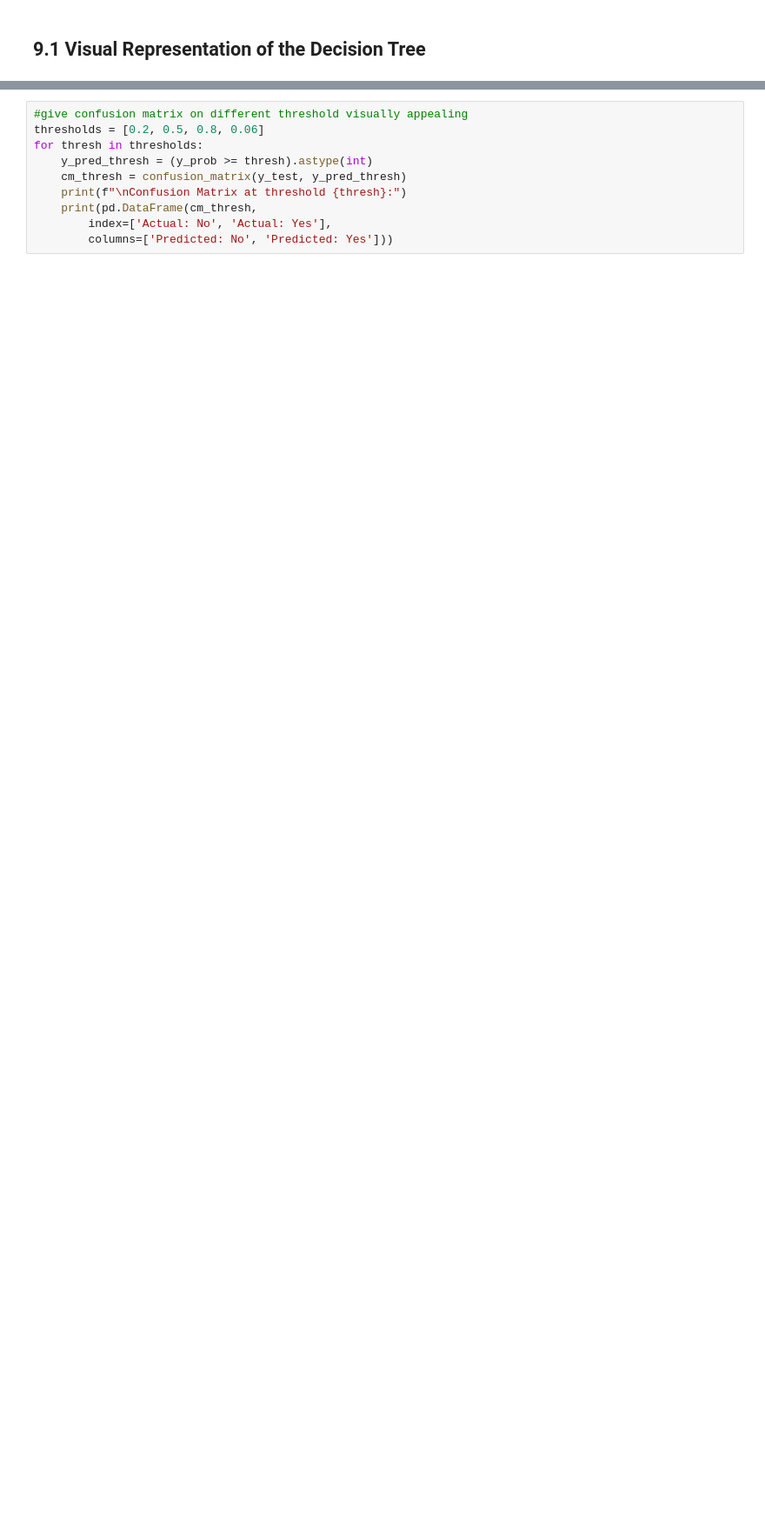
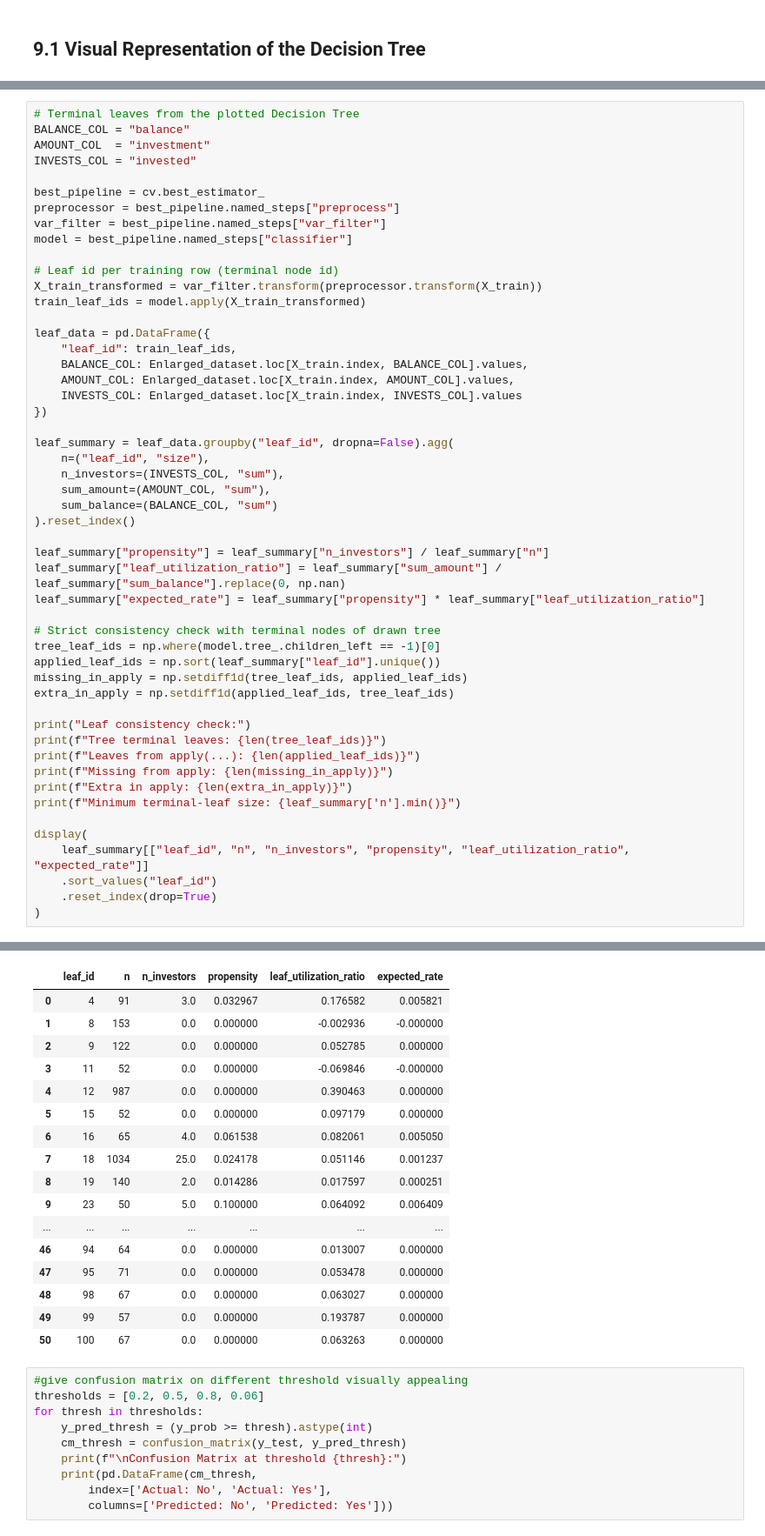
Before and after one commit to sguhring/Project_Catolica, a Jupyter notebook: Delivery_2.ipynb, the cells around one changed output, grey strips where cells are left out. Shown at 87% size. Drawn from its saved outputs; the diff is of its cells as text; blank space fills up the shorter version.

```diff
--- a/Delivery_2.ipynb
+++ b/Delivery_2.ipynb
@@ -447,0 +451,52 @@ plt.show()
+# %%
+# Terminal leaves from the plotted Decision Tree
+BALANCE_COL = "balance"
+AMOUNT_COL  = "investment"
+INVESTS_COL = "invested"
+
+best_pipeline = cv.best_estimator_
+preprocessor = best_pipeline.named_steps["preprocess"]
+var_filter = best_pipeline.named_steps["var_filter"]
+model = best_pipeline.named_steps["classifier"]
+
+# Leaf id per training row (terminal node id)
+X_train_transformed = var_filter.transform(preprocessor.transform(X_train))
+train_leaf_ids = model.apply(X_train_transformed)
+
+leaf_data = pd.DataFrame({
+    "leaf_id": train_leaf_ids,
+    BALANCE_COL: Enlarged_dataset.loc[X_train.index, BALANCE_COL].values,
+    AMOUNT_COL: Enlarged_dataset.loc[X_train.index, AMOUNT_COL].values,
+    INVESTS_COL: Enlarged_dataset.loc[X_train.index, INVESTS_COL].values
+})
+
+leaf_summary = leaf_data.groupby("leaf_id", dropna=False).agg(
+    n=("leaf_id", "size"),
+    n_investors=(INVESTS_COL, "sum"),
+    sum_amount=(AMOUNT_COL, "sum"),
+    sum_balance=(BALANCE_COL, "sum")
+).reset_index()
+
+leaf_summary["propensity"] = leaf_summary["n_investors"] / leaf_summary["n"]
+leaf_summary["leaf_utilization_ratio"] = leaf_summary["sum_amount"] / leaf_summary["sum_balance"].replace(0, np.nan)
+leaf_summary["expected_rate"] = leaf_summary["propensity"] * leaf_summary["leaf_utilization_ratio"]
+
+# Strict consistency check with terminal nodes of drawn tree
+tree_leaf_ids = np.where(model.tree_.children_left == -1)[0]
+applied_leaf_ids = np.sort(leaf_summary["leaf_id"].unique())
+missing_in_apply = np.setdiff1d(tree_leaf_ids, applied_leaf_ids)
+extra_in_apply = np.setdiff1d(applied_leaf_ids, tree_leaf_ids)
+
+print("Leaf consistency check:")
+print(f"Tree terminal leaves: {len(tree_leaf_ids)}")
+print(f"Leaves from apply(...): {len(applied_leaf_ids)}")
+print(f"Missing from apply: {len(missing_in_apply)}")
+print(f"Extra in apply: {len(extra_in_apply)}")
+print(f"Minimum terminal-leaf size: {leaf_summary['n'].min()}")
+
+display(
+    leaf_summary[["leaf_id", "n", "n_investors", "propensity", "leaf_utilization_ratio", "expected_rate"]]
+    .sort_values("leaf_id")
+    .reset_index(drop=True)
+)
+# %% [output]
@@ -448,3 +509,20 @@ plt.show()
+|  | leaf_id | n | n_investors | propensity | leaf_utilization_ratio | expected_rate |
+| 0 | 4 | 91 | 3.0 | 0.032967 | 0.176582 | 0.005821 |
+| 1 | 8 | 153 | 0.0 | 0.000000 | -0.002936 | -0.000000 |
+| 2 | 9 | 122 | 0.0 | 0.000000 | 0.052785 | 0.000000 |
+| 3 | 11 | 52 | 0.0 | 0.000000 | -0.069846 | -0.000000 |
+| 4 | 12 | 987 | 0.0 | 0.000000 | 0.390463 | 0.000000 |
+| 5 | 15 | 52 | 0.0 | 0.000000 | 0.097179 | 0.000000 |
+| 6 | 16 | 65 | 4.0 | 0.061538 | 0.082061 | 0.005050 |
+| 7 | 18 | 1034 | 25.0 | 0.024178 | 0.051146 | 0.001237 |
+| 8 | 19 | 140 | 2.0 | 0.014286 | 0.017597 | 0.000251 |
+| 9 | 23 | 50 | 5.0 | 0.100000 | 0.064092 | 0.006409 |
+| ... | ... | ... | ... | ... | ... | ... |
+| 46 | 94 | 64 | 0.0 | 0.000000 | 0.013007 | 0.000000 |
+| 47 | 95 | 71 | 0.0 | 0.000000 | 0.053478 | 0.000000 |
+| 48 | 98 | 67 | 0.0 | 0.000000 | 0.063027 | 0.000000 |
+| 49 | 99 | 57 | 0.0 | 0.000000 | 0.193787 | 0.000000 |
+| 50 | 100 | 67 | 0.0 | 0.000000 | 0.063263 | 0.000000 |
 # %%
 #give confusion matrix on different threshold visually appealing
 thresholds = [0.2, 0.5, 0.8, 0.06]
```
Also changed, not shown: parts of 21 cells of this notebook.
